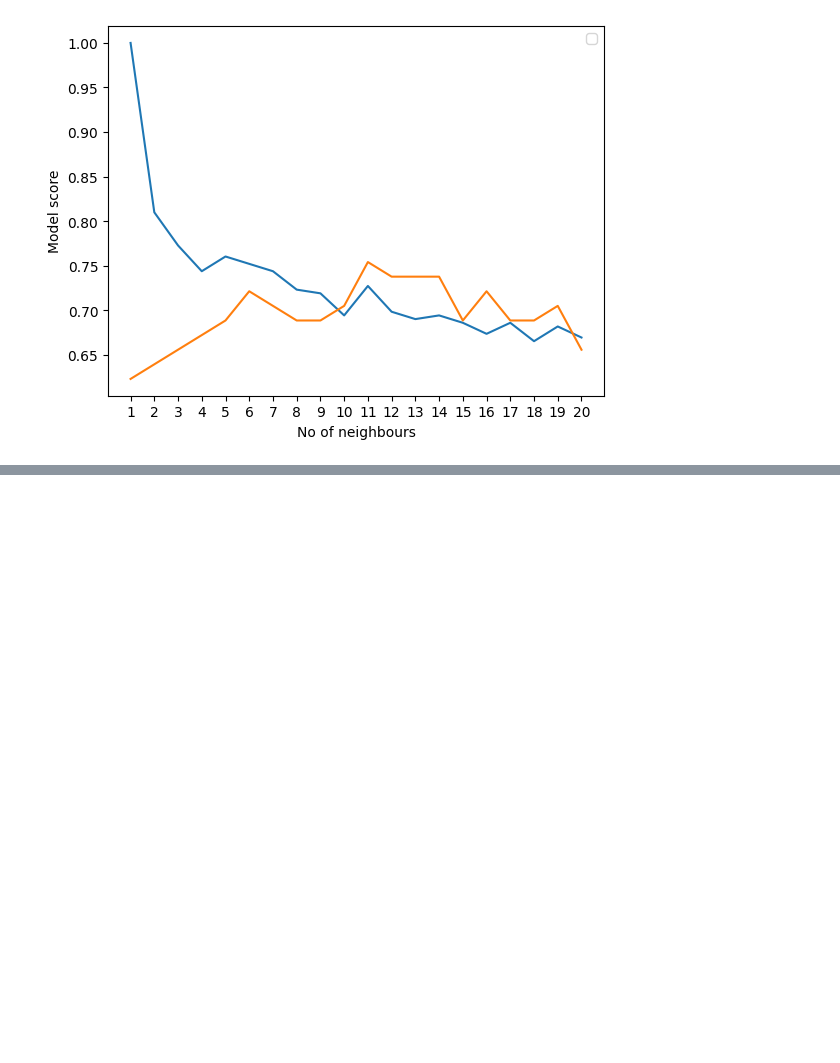
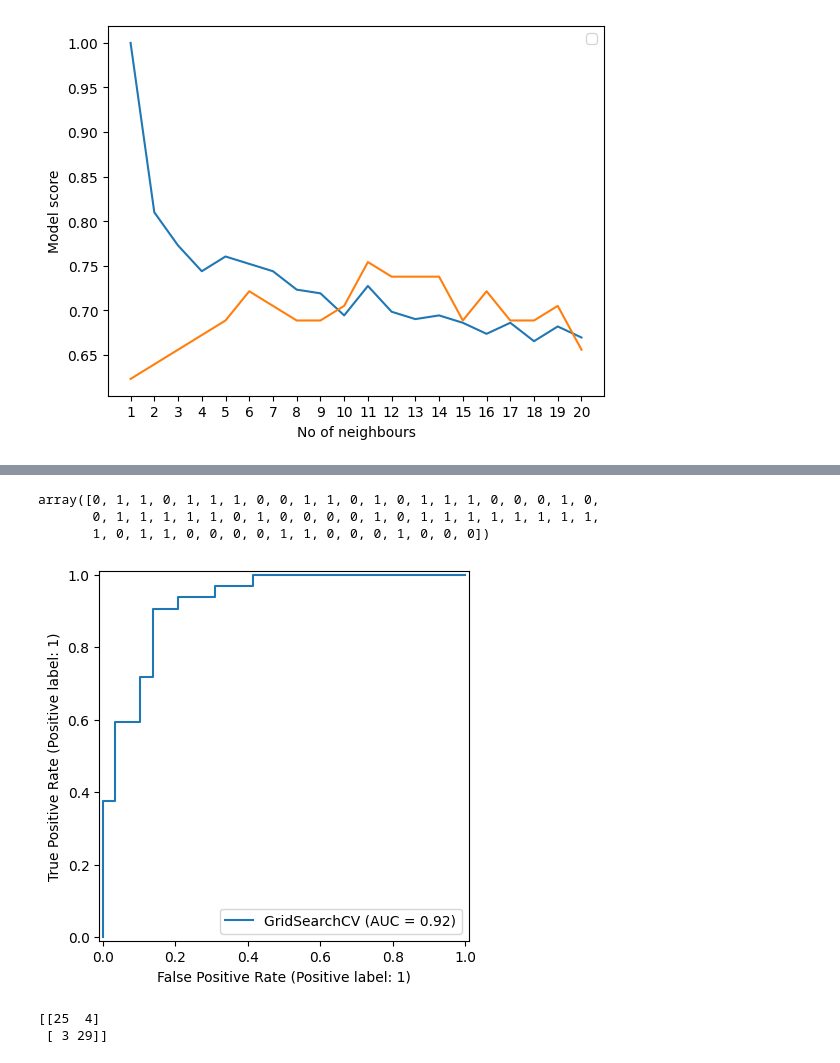
Before and after one commit to sup-neupane/Heart-Disease, a Jupyter notebook: heart-disease-classification.ipynb, the cells around one changed output, grey strips where cells are left out. Saved outputs shown, nothing was run; the diff lists cells and outputs as text; code cells hidden in the pictures; blank space fills up the shorter version.

```diff
--- a/heart-disease-classification.ipynb
+++ b/heart-disease-classification.ipynb
@@ -462,0 +534,12 @@ Maximum KNN score on test data =  75.41%
+# %%
+#Set random seed
+np.random.seed(42)
+
+#Hyperparameter tuning for RandomForestClassifier
+rs_rf = RandomizedSearchCV(RandomForestClassifier(),
+                           param_distributions=rf_gris,
+                           cv = 5,
+                           n_iter= 20,
+                           verbose= True)
+
+rs_rf.fit(X_train,y_train)
@@ -462,0 +570,18 @@ Maximum KNN score on test data =  75.41%
+# %%
+#Setting random seed
+np.random.seed(42)
+
+#Parameters for our GridSearchCV
+log_reg_grid = {
+    "C": np.logspace(-4,4,30),
+    "solver": ["liblinear"]
+}
+
+#GridSearch
+gs_log_reg = GridSearchCV(LogisticRegression(),
+                          param_grid= log_reg_grid,
+                          cv = 5,
+                          verbose= True)
+
+#Fit the data
+gs_log_reg.fit(X_train,y_train)
@@ -462,0 +625,19 @@ Maximum KNN score on test data =  75.41%
+# %%
+y_preds
+# %% [output]
+array([0, 1, 1, 0, 1, 1, 1, 0, 0, 1, 1, 0, 1, 0, 1, 1, 1, 0, 0, 0, 1, 0,
+       0, 1, 1, 1, 1, 1, 0, 1, 0, 0, 0, 0, 1, 0, 1, 1, 1, 1, 1, 1, 1, 1,
+       1, 0, 1, 1, 0, 0, 0, 0, 1, 1, 0, 0, 0, 1, 0, 0, 0])
+# %%
+#Dissplay ROC Curve
+RocCurveDisplay.from_estimator(estimator=gs_log_reg,
+                               X=X_test,
+                               y=y_test);
+# %% [output]
+[figure, added]
+# %%
+# Confusion matrix
+print(confusion_matrix(y_test, y_preds))
+# %% [output]
+[[25  4]
+ [ 3 29]]
```
Also changed, not shown: parts of 35 cells of this notebook.
